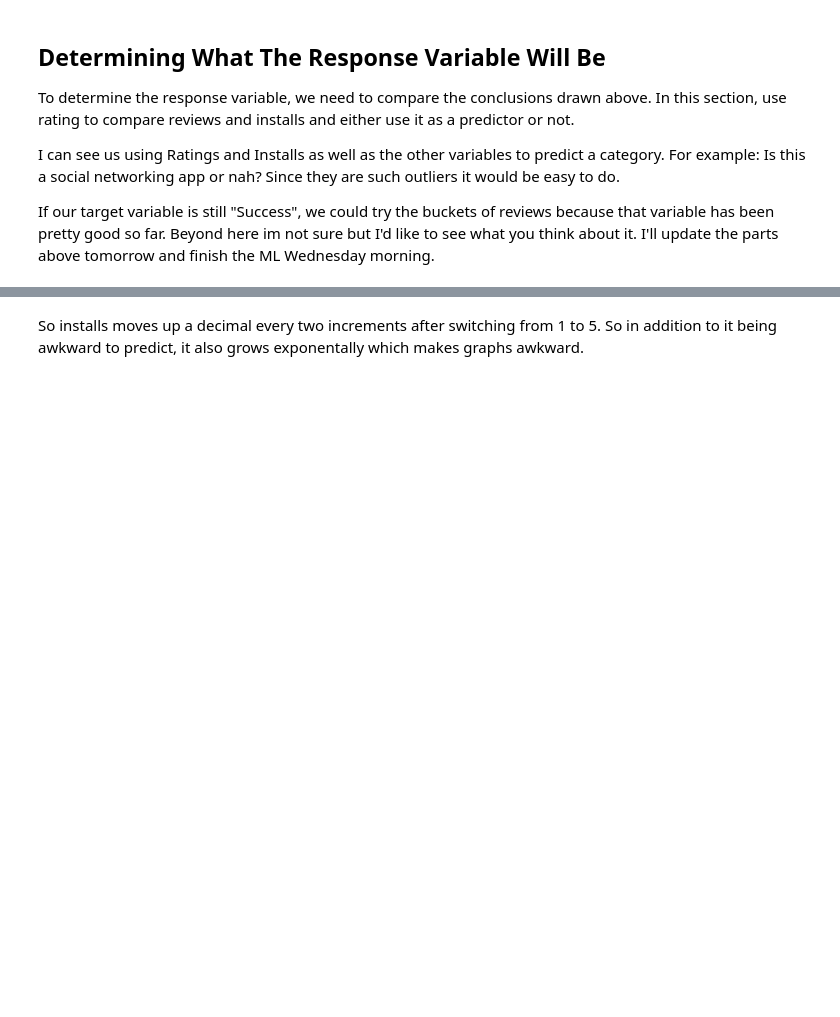
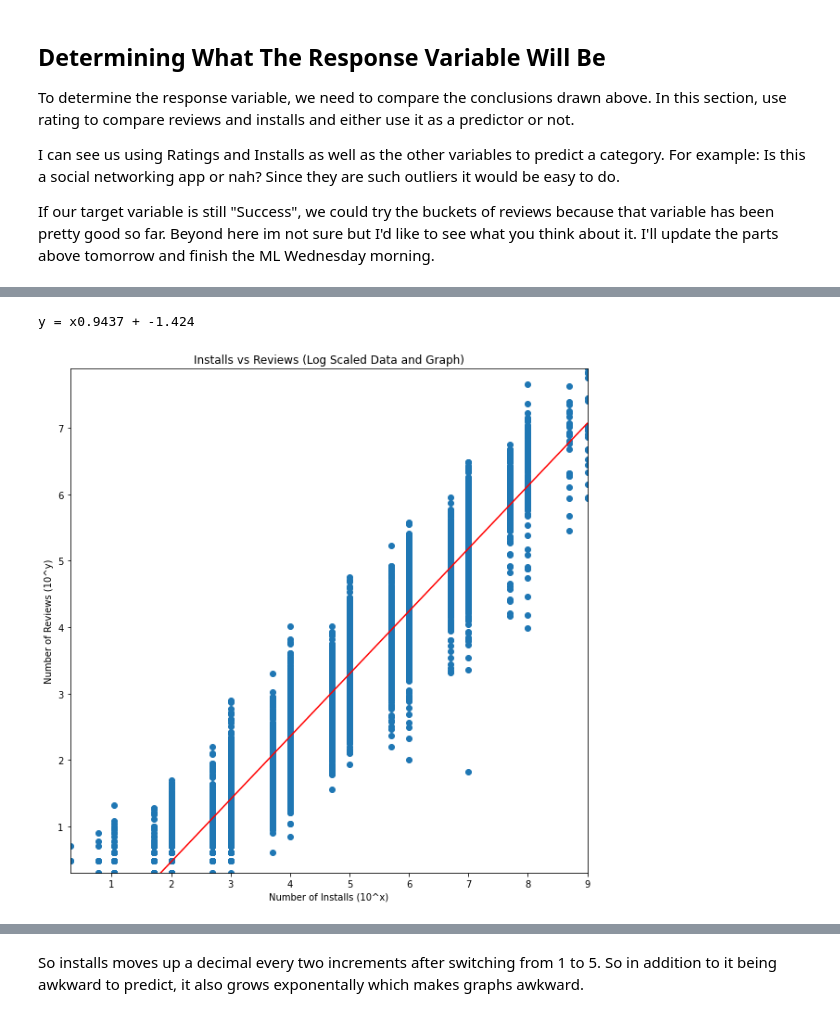
Before and after one commit to clabbott/app-data-analysis, a Jupyter notebook: FPT/Final_Proj_Tutorial.ipynb, the cells around one changed output, grey strips where cells are left out. Drawn from its saved outputs; the diff is of its cells as text; code cells hidden in the pictures; blank space fills up the shorter version.

```diff
--- a/FPT/Final_Proj_Tutorial.ipynb
+++ b/FPT/Final_Proj_Tutorial.ipynb
@@ -1209,0 +1194,5 @@ plt.show()
+# %%
+ml_df = ml_df.copy()
+ml_df["Log Installs"] = ml_df["Installs"].apply(lambda x: math.log10(x + 1))
+ml_df["Log Reviews"] = ml_df["Reviews"].apply(lambda x: math.log10(x + 1))
+ml_df.head()
@@ -1209,0 +1207,23 @@ plt.show()
+# %%
+Y = ml_df[["Log Reviews"]]
+X = ml_df[["Log Installs"]]
+regression_model = linear_model.LinearRegression()
+regression = regression_model.fit(X, Y)
+
+intercept = regression.intercept_[0]
+coefficent = regression.coef_[0][0]
+print("y = x{:.4} + {:.4}".format(coefficent,intercept))
+
+plt.xlabel("Number of Installs (10^x)")
+plt.ylabel("Number of Reviews (10^y)")
+plt.title("Installs vs Reviews (Log Scaled Data and Graph)")
+plt.scatter(ml_df["Log Installs"],ml_df["Log Reviews"])
+plt.xlim(ml_df["Log Installs"].min(), ml_df["Log Installs"].max())
+plt.ylim(ml_df["Log Reviews"].min(), ml_df["Log Reviews"].max())
+
+xr= np.array([1,2,3,4,5,6,7,8,9])
+plt.plot(xr, coefficent*xr + intercept, color='red', label="Regression Line")
+plt.show()
+# %% [output]
+y = x0.9437 + -1.424
+[figure, added]
```
Also changed, not shown: parts of 34 cells of this notebook, 1 other file.
